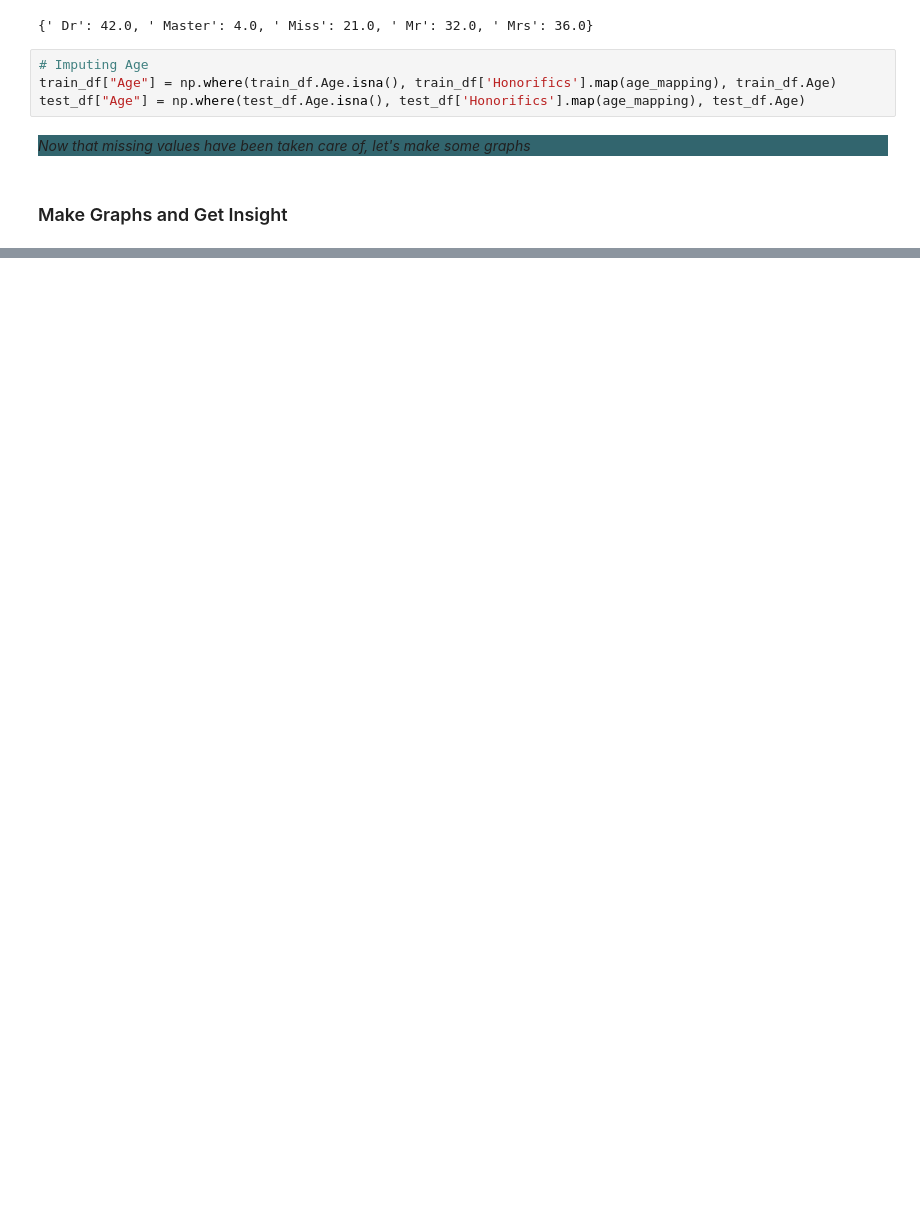
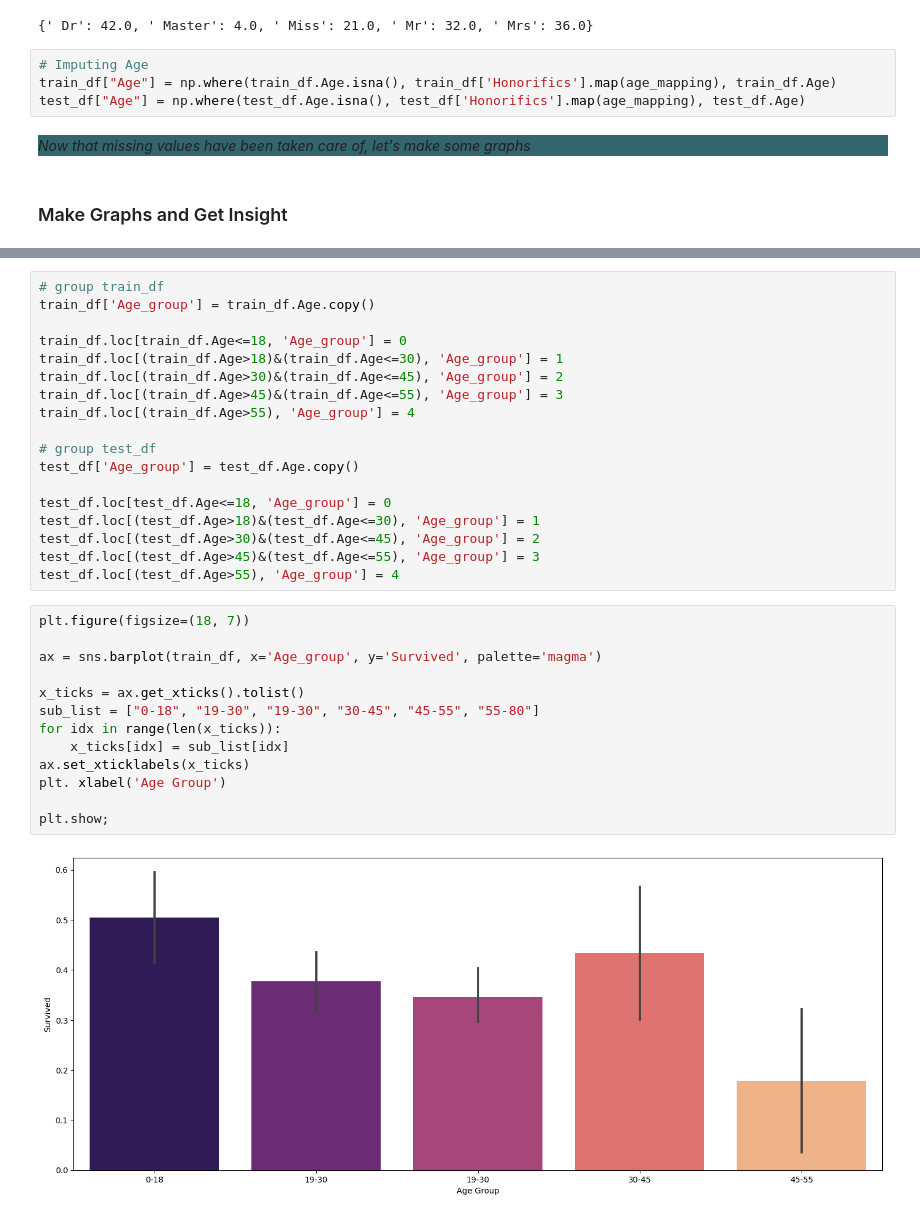
Before and after one commit to GiorgiChkhitunidze/Would-you-survive-sinking-of-the-Titanic, a Jupyter notebook: main.ipynb, the cells around one changed output, grey strips where cells are left out. Saved outputs shown, nothing was run; the diff lists cells and outputs as text; blank space fills up the shorter version.

```diff
--- a/main.ipynb
+++ b/main.ipynb
@@ -161,0 +189,33 @@ test_df["Age"] = np.where(test_df.Age.isna(), test_df['Honorifics'].map(age_mapp
+# %%
+# group train_df
+train_df['Age_group'] = train_df.Age.copy()
+
+train_df.loc[train_df.Age<=18, 'Age_group'] = 0
+train_df.loc[(train_df.Age>18)&(train_df.Age<=30), 'Age_group'] = 1
+train_df.loc[(train_df.Age>30)&(train_df.Age<=45), 'Age_group'] = 2
+train_df.loc[(train_df.Age>45)&(train_df.Age<=55), 'Age_group'] = 3
+train_df.loc[(train_df.Age>55), 'Age_group'] = 4
+
+# group test_df
+test_df['Age_group'] = test_df.Age.copy()
+
+test_df.loc[test_df.Age<=18, 'Age_group'] = 0
+test_df.loc[(test_df.Age>18)&(test_df.Age<=30), 'Age_group'] = 1
+test_df.loc[(test_df.Age>30)&(test_df.Age<=45), 'Age_group'] = 2
+test_df.loc[(test_df.Age>45)&(test_df.Age<=55), 'Age_group'] = 3
+test_df.loc[(test_df.Age>55), 'Age_group'] = 4
+# %%
+plt.figure(figsize=(18, 7))
+
+ax = sns.barplot(train_df, x='Age_group', y='Survived', palette='magma')
+
+x_ticks = ax.get_xticks().tolist()
+sub_list = ["0-18", "19-30", "19-30", "30-45", "45-55", "55-80"]
+for idx in range(len(x_ticks)):
+    x_ticks[idx] = sub_list[idx]
+ax.set_xticklabels(x_ticks)
+plt. xlabel('Age Group')
+
+plt.show;
+# %% [output]
+[figure, added]
```
Also changed, not shown: parts of 32 cells of this notebook.
